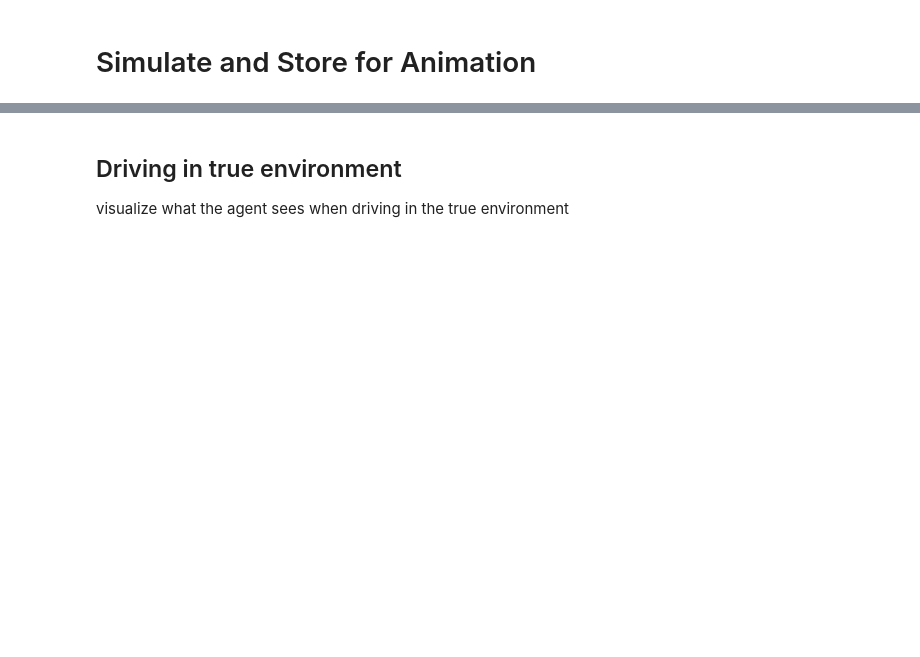
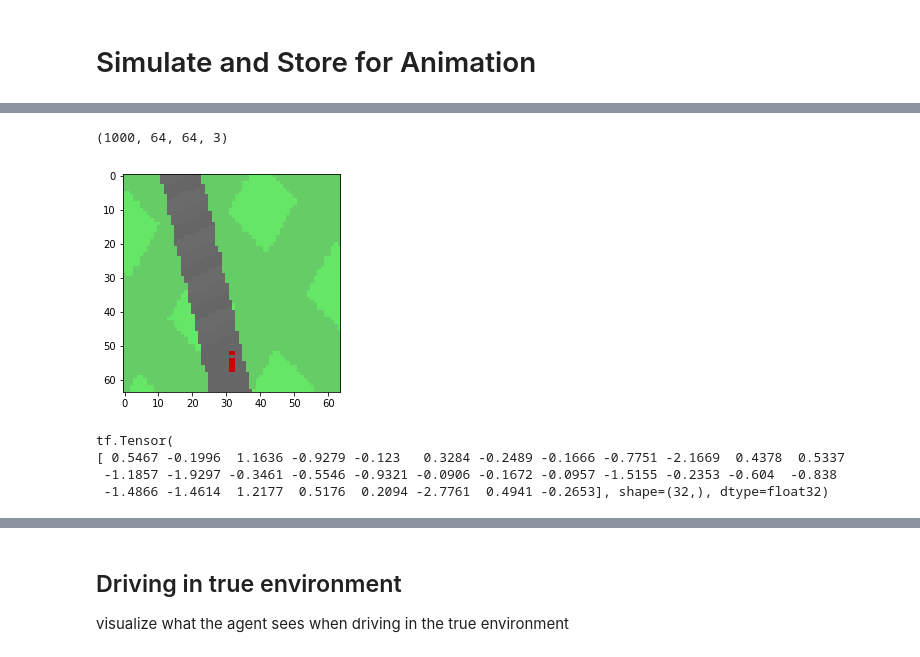
Before and after one commit to zacwellmer/WorldModels, a Jupyter notebook: WorldModels/visualizations.ipynb, the cells around one changed output, grey strips where cells are left out. Saved outputs shown, nothing was run; the diff lists cells and outputs as text; code cells hidden in the pictures; blank space fills up the shorter version.

```diff
--- a/WorldModels/visualizations.ipynb
+++ b/WorldModels/visualizations.ipynb
@@ -105,0 +246,16 @@ def sim(c, env, vae, is_true_env=False):
+# %%
+os.environ["CUDA_VISIBLE_DEVICES"]="-1" # disable GPU
+
+DATA_DIR = "results/{}/{}/record".format(args.exp_name, args.env_name)
+model_path_name = "results/{}/{}/tf_vae".format(args.exp_name, args.env_name)
+# %%
+filelist = os.listdir(DATA_DIR)
+# %%
+obs = np.load(os.path.join(DATA_DIR, random.choice(filelist)))["obs"]
+obs = obs.astype(np.float32)/255.0
+# %%
+obs.shape
+# %% [output]
+(1000, 64, 64, 3)
+# %%
+frame = random.choice(obs).reshape(1, 64, 64, 3)
@@ -105,0 +266,16 @@ def sim(c, env, vae, is_true_env=False):
+# %%
+%matplotlib inline
+# show recorded frame that will be fed into the input of VAE
+plt.imshow(frame[0])
+plt.show()
+# %% [output]
+[figure, added]
+# %%
+batch_z = vae.encode(frame)
+print(batch_z[0]) # print out sampled z
+reconstruct = vae.decode(batch_z)
+# %% [output]
+tf.Tensor(
+[ 0.5467 -0.1996  1.1636 -0.9279 -0.123   0.3284 -0.2489 -0.1666 -0.7751 -2.1669  0.4378  0.5337
+ -1.1857 -1.9297 -0.3461 -0.5546 -0.9321 -0.0906 -0.1672 -0.0957 -1.5155 -0.2353 -0.604  -0.838
+ -1.4866 -1.4614  1.2177  0.5176  0.2094 -2.7761  0.4941 -0.2653], shape=(32,), dtype=float32)
```
Also changed, not shown: parts of 35 cells of this notebook, 51 other files.
